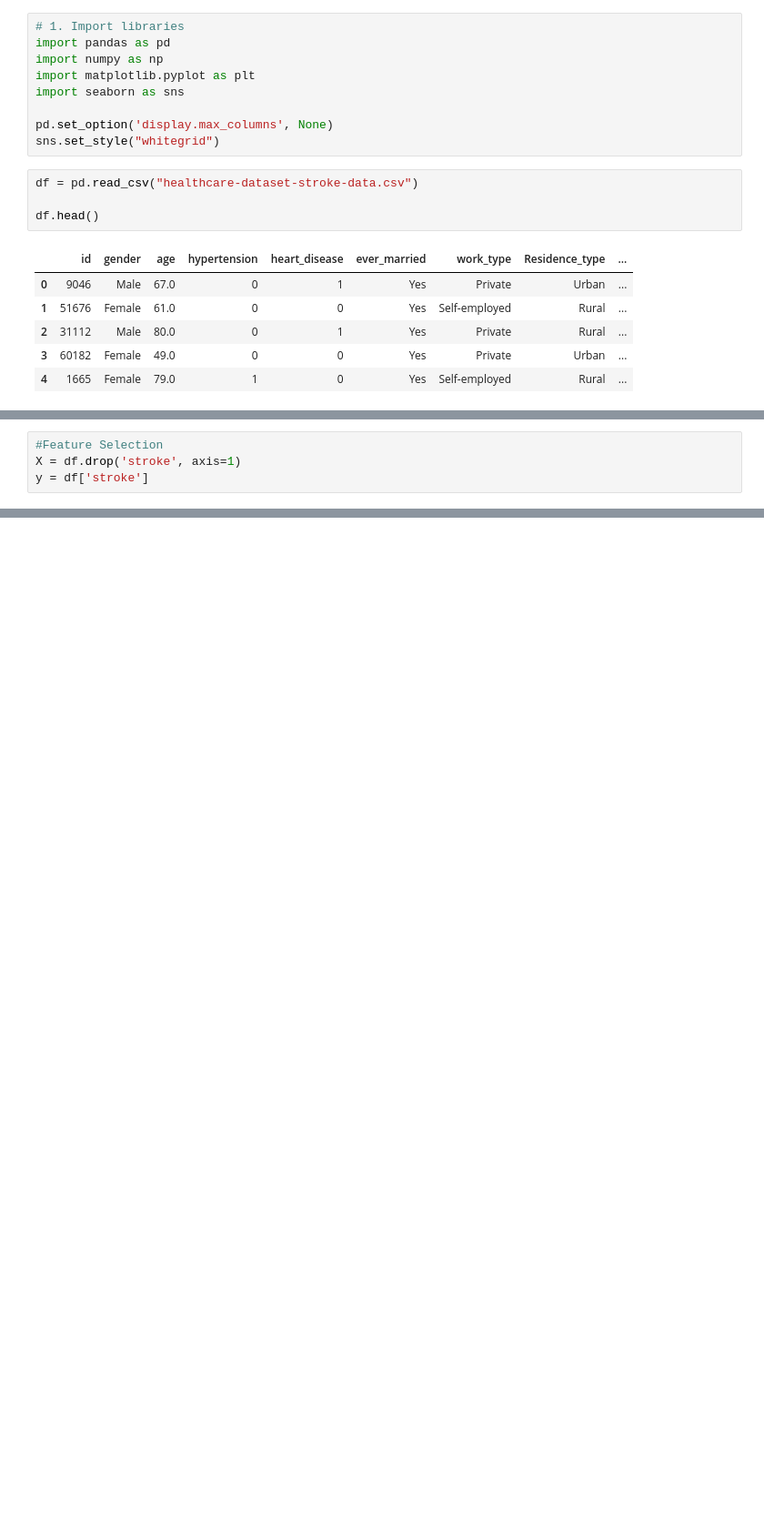
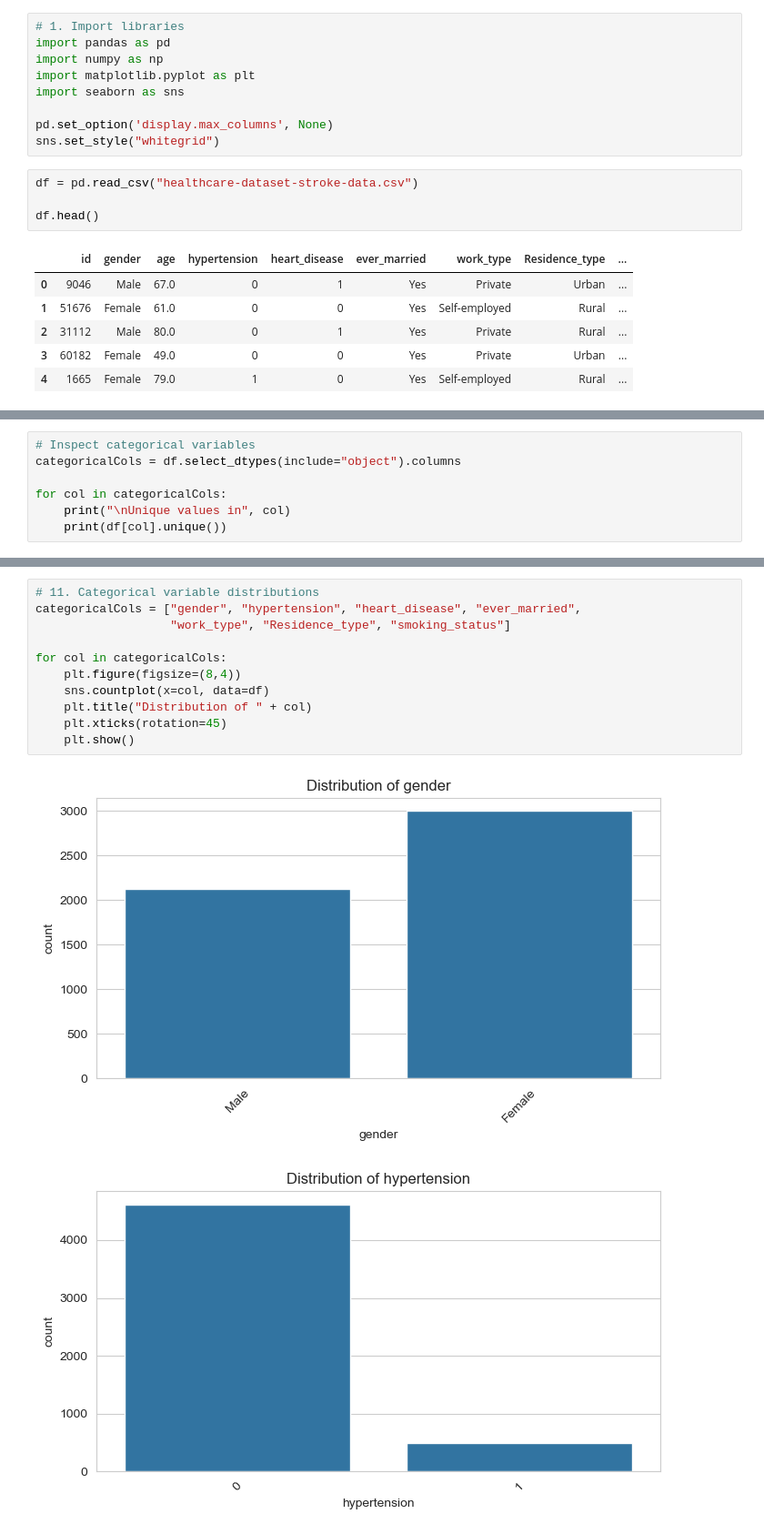
Before and after one commit to JustinDang69/Assesment2-PA, a Jupyter notebook: Untitled.ipynb, the cells around one changed output, grey strips where cells are left out. Shown at 91% size. Drawn from its saved outputs; the diff is of its cells as text; blank space fills up the shorter version.

```diff
--- a/Untitled.ipynb
+++ b/Untitled.ipynb
@@ -75,4 +146,7 @@ for col in categorical_cols:
 # %%
-#Feature Selection
-X = df.drop('stroke', axis=1)
-y = df['stroke']
+# Inspect categorical variables
+categoricalCols = df.select_dtypes(include="object").columns
+
+for col in categoricalCols:
+    print("\nUnique values in", col)
+    print(df[col].unique())
@@ -157,0 +244,14 @@ F1 Score: 0.037037037037037035
+# %%
+# 11. Categorical variable distributions
+categoricalCols = ["gender", "hypertension", "heart_disease", "ever_married",
+                   "work_type", "Residence_type", "smoking_status"]
+
+for col in categoricalCols:
+    plt.figure(figsize=(8,4))
+    sns.countplot(x=col, data=df)
+    plt.title("Distribution of " + col)
+    plt.xticks(rotation=45)
+    plt.show()
+# %% [output]
+[figure, added]
+[figure, added]
```
Also changed, not shown: parts of 18 cells of this notebook.
